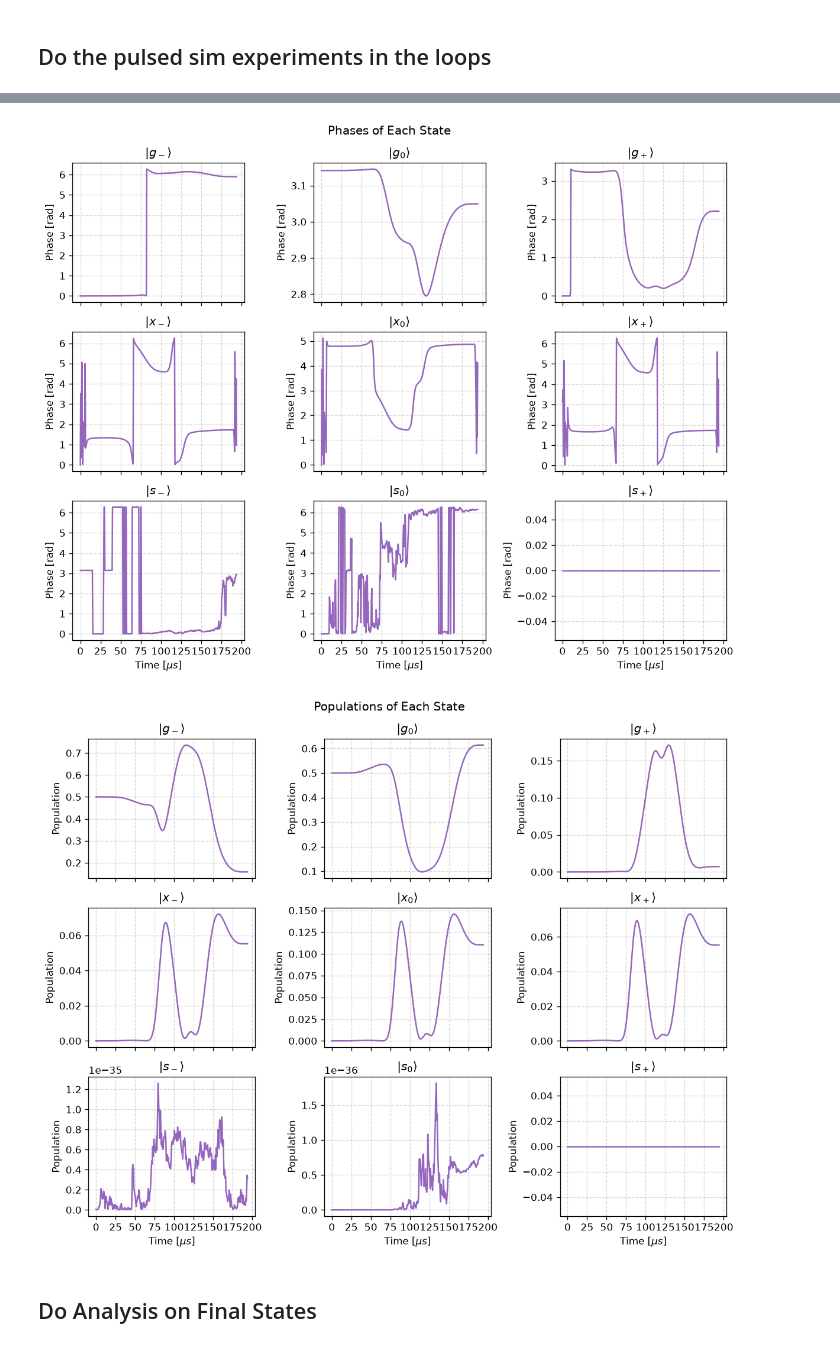
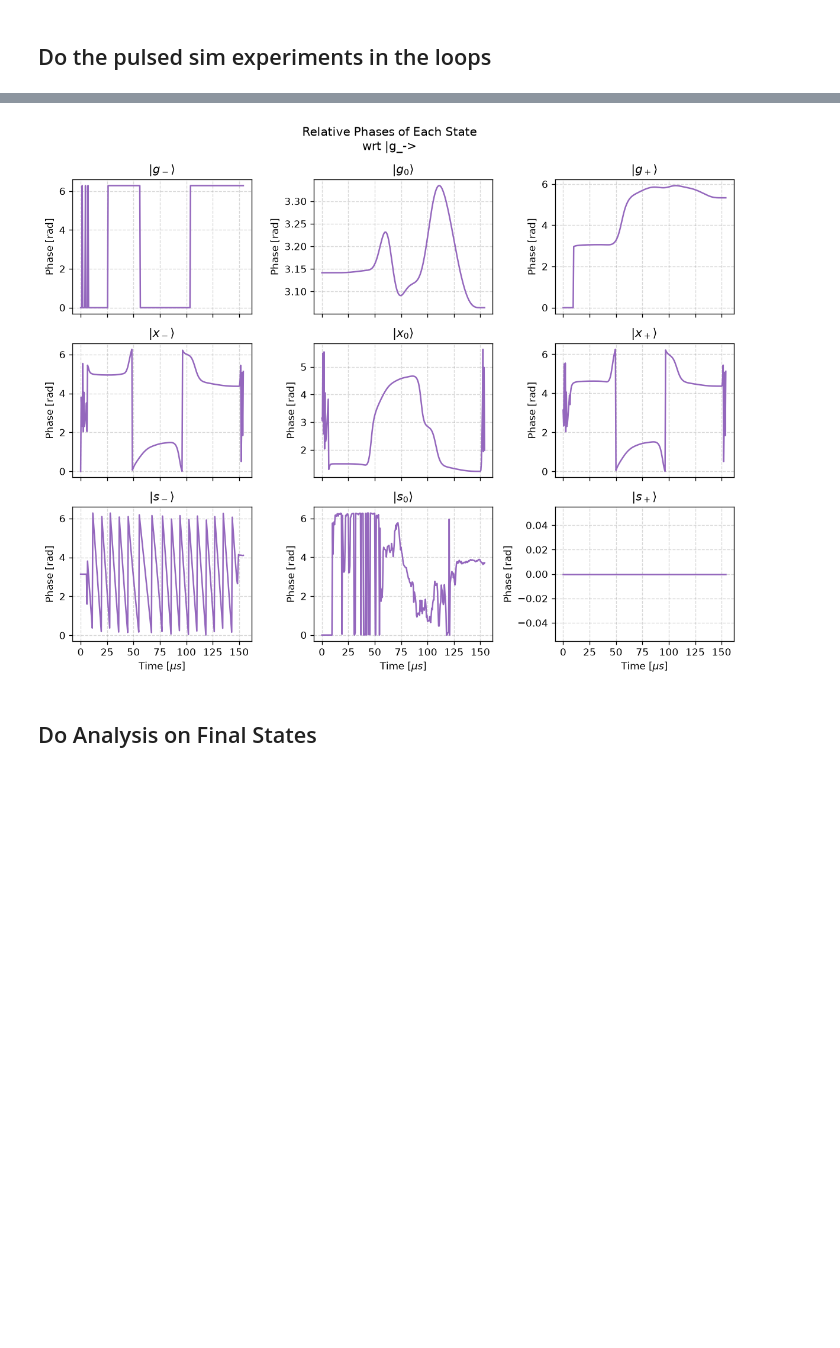
Before and after one commit to hershelweiner/NV-Center-Berry-Phase, a Jupyter notebook: NV_Berry_Phase_sim.ipynb, the cells around one changed output, grey strips where cells are left out. Saved outputs shown, nothing was run; the diff lists cells and outputs as text; code cells hidden in the pictures; blank space fills up the shorter version.

```diff
--- a/NV_Berry_Phase_sim.ipynb
+++ b/NV_Berry_Phase_sim.ipynb
@@ -947,7 +993,11 @@ list_of_bare_projection_operators = [P_g_minus, P_g_zero, P_g_plus,
 # %% [markdown]
 ## DEFINE THE INITIAL STATE HERE
 # %%
-INITIAL_STATE = (g_minus - g_zero) / np.sqrt(2)
+init_state_term1 = OMEGA_MW_MHZ[0] * np.exp(-1j * MW_PHASES[0]) * g_minus
+init_state_term2 = OMEGA_MW_MHZ[1] * np.exp(-1j * MW_PHASES[1]) * g_zero
+init_state_denom = np.sqrt(OMEGA_MW_MHZ[0] ** 2 + OMEGA_MW_MHZ[1] ** 2)
+
+INITIAL_STATE = (init_state_term1 - init_state_term2) / init_state_denom
 
 # ensure normalization
 print(f"<psi | psi> = {INITIAL_STATE.dag() * INITIAL_STATE}")
@@ -1066,10 +1116,14 @@ def build_pulsedsim_controls(loop_order="C1C2"):
     return control_hamiltonians_pulsedsim, pulse_shapes_pulsedsim
 
 
-def run_rotating_experiment_pulsedsim(loop_order="C1C2"):
+def run_rotating_experiment_pulsedsim(loop_order="C1C2", collapse_operators = None):
+    initial_state_density = ket2dm(INITIAL_STATE)
+    # initial_state_density = INITIAL_STATE
+
     system_pulsedsim = QSys(
         H0=H_loop_static_mhz,
-        rho0=INITIAL_STATE,
+        rho0=initial_state_density,
+        c_ops=collapse_operators,
         observable=loop_population_observables,
         units_H0="MHz",
     )
@@ -1087,7 +1141,7 @@ def run_rotating_experiment_pulsedsim(loop_order="C1C2"):
 
     # add_pulse stores only the final state. Evolve one output interval at
     # a time so that the endpoint of every interval forms a trajectory.
-    state_trajectory_pulsedsim = [INITIAL_STATE.copy()]
+    state_trajectory_pulsedsim = [initial_state_density.copy()]
     for start_time_us, end_time_us in zip(
         SIMULATION_TIME[:-1], SIMULATION_TIME[1:]
     ):
@@ -1201,63 +1255,46 @@ plt.show()
 from cmath import polar
 from matplotlib.ticker import MultipleLocator
 
-def plot_phase_results(experiment, state, state_label, ax_phi, ax_r):
-    r_and_phi = [polar(state.dag() * evolved_state) for evolved_state in experiment.rho]
-    r = np.array(r_and_phi).T[0, :]
+def plot_phase_results(experiment, state, state_label, ax_phi):
+    r_and_phi = [polar(g_minus.dag() * evolved_state * state) for evolved_state in experiment.rho]
     phi = np.array(r_and_phi).T[1, :]
 
     phi[phi < 0] += 2 * np.pi
 
     ax_phi.plot(SIMULATION_TIME, phi, color='tab:purple')
     ax_phi.set_ylabel("Phase [rad]")
     ax_phi.set_title(state_label)
 
     # ax_phi.set_xlabel(r"Time $[\mu s]$")
 
-    ax_r.plot(SIMULATION_TIME, r**2, color='tab:purple')
-    ax_r.set_ylabel("Population")
-    ax_r.set_title(state_label)
-
-    # ax_r.set_xlabel(r"Time $[\mu s]$")
-
-    return ax_phi, ax_r
+    return ax_phi
 
 all_states = ground_states + bare_excited_states + plus_states
 state_labels = [r"$|g_- \rangle$", r"$|g_0 \rangle$", r"$|g_+ \rangle$",
                 r"$|x_- \rangle$", r"$|x_0 \rangle$", r"$|x_+ \rangle$",
                 r"$|s_- \rangle$", r"$|s_0 \rangle$", r"$|s_+ \rangle$"]
 fig_phi, axes_phi = plt.subplots(3, 3, sharex=True, figsize=(10, 8))
-fig_r, axes_r = plt.subplots(3, 3, sharex=True, figsize=(10, 8))
 
 flattened_axes_phi = axes_phi.flatten()
-flattened_axes_r = axes_r.flatten()
 
-for axis_ind, axis_phi, axis_r, state, state_label in zip(np.arange(len(flattened_axes_phi)), flattened_axes_phi, flattened_axes_r, all_states, state_labels):
-    axis_phi, axis_r = plot_phase_results(experiment_C1C2_pulsedsim, state, state_label, axis_phi, axis_r)
+for axis_ind, axis_phi, state, state_label in zip(np.arange(len(flattened_axes_phi)), flattened_axes_phi, all_states, state_labels):
+    axis_phi = plot_phase_results(experiment_C1C2_pulsedsim, state, state_label, axis_phi)
 
     # Turn on the grid
     axis_phi.grid(True, which='both', linestyle='--', color='gray')
-    axis_r.grid(True, which='both', linestyle='--', color='gray')
 
     # Set major grid ticks every 5 units (change number as needed)
     axis_phi.xaxis.set_major_locator(MultipleLocator(25))
-    axis_r.xaxis.set_major_locator(MultipleLocator(25))
 
     if axis_ind in (6, 7, 8):
         axis_phi.set_xlabel(r"Time $[\mu s]$")
-        axis_r.set_xlabel(r"Time $[\mu s]$")
 
 
-fig_phi.suptitle("Phases of Each State")
+fig_phi.suptitle("Relative Phases of Each State\nwrt |g_->")
 fig_phi.tight_layout()
 fig_phi.show()
-
-fig_r.suptitle("Populations of Each State")
-fig_r.tight_layout()
-fig_r.show()
 # %% [output]
-[figure, old version]
+[figure, new version]
-[figure, removed]
 # %% [markdown]
 ## Do Analysis on Final States
 # %%
```
Also changed, not shown: parts of 17 cells of this notebook.
